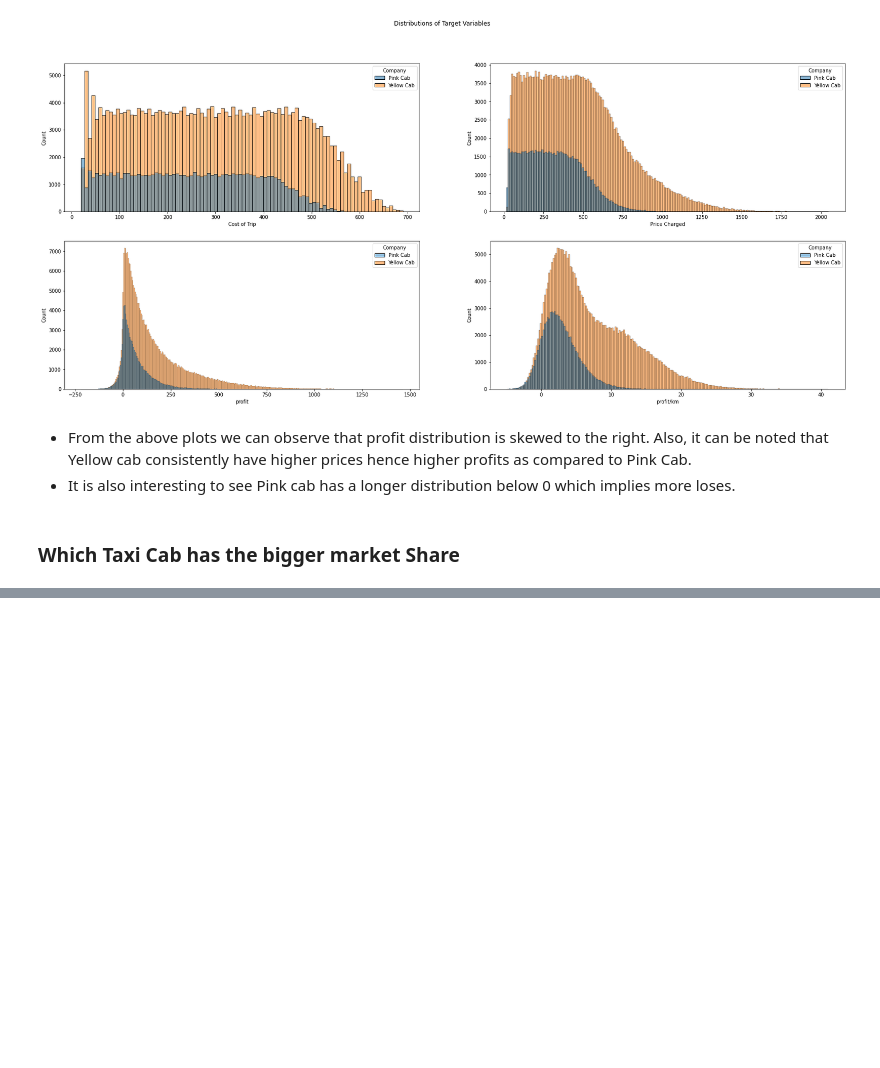
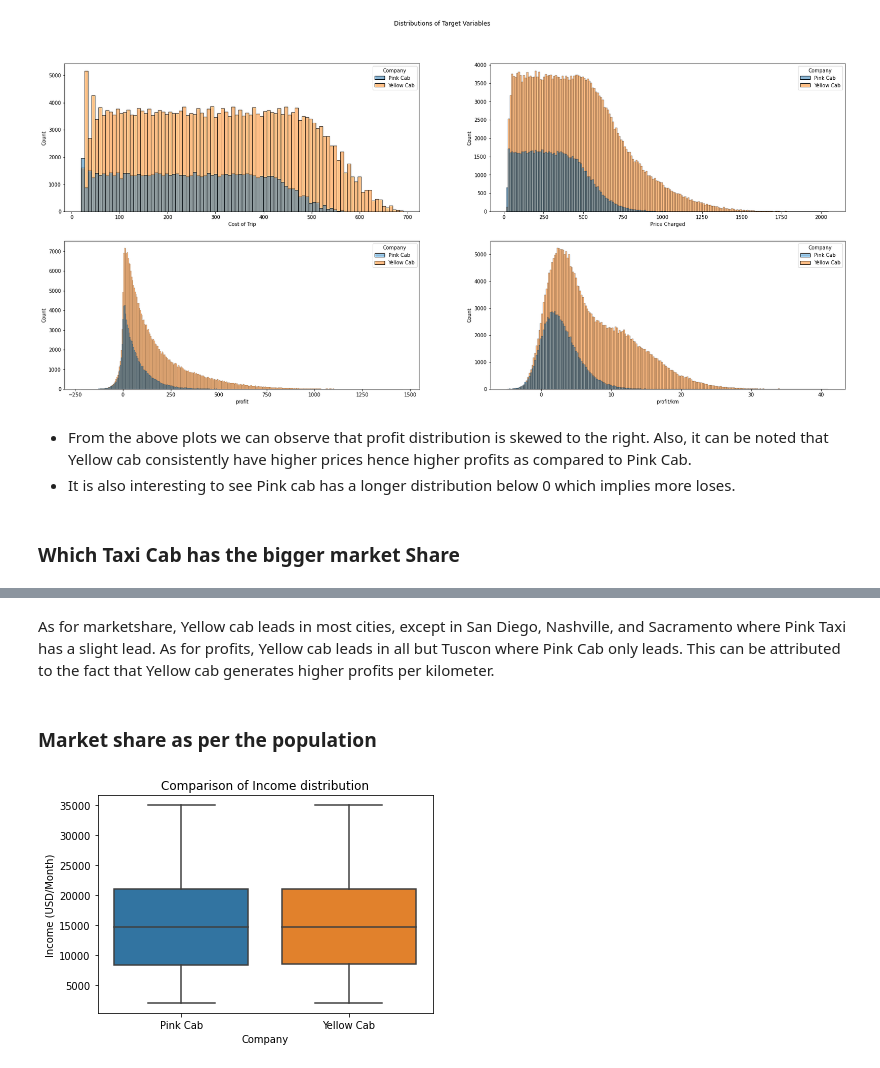
Before and after one commit to Jaeljane/Cab-Insight, a Jupyter notebook: Exploratory data analysis (Cab).ipynb, the cells around one changed output, grey strips where cells are left out. Cells and saved outputs as stored; diff of their text form; code cells hidden in the pictures; blank space fills up the shorter version.

```diff
--- a/Exploratory data analysis (Cab).ipynb
+++ b/Exploratory data analysis (Cab).ipynb
@@ -81,0 +100,10 @@ sns.barplot(data=df, x='Company', y='profit', ci=None)
+# %% [markdown]
+As for marketshare, Yellow cab leads in most cities, except in San Diego, Nashville, and Sacramento where Pink Taxi has a slight lead. As for profits, Yellow cab leads in all but Tuscon where Pink Cab only leads. This can be attributed to the fact that Yellow cab generates higher profits per kilometer.
+# %% [markdown]
+### Market share as per the population
+# %%
+
+sns.boxplot(x='Company', y='Income (USD/Month)', data=df)
+plt.title('Comparison of Income distribution');
+# %% [output]
+[figure, added]
```
Also changed, not shown: parts of 8 cells of this notebook.
